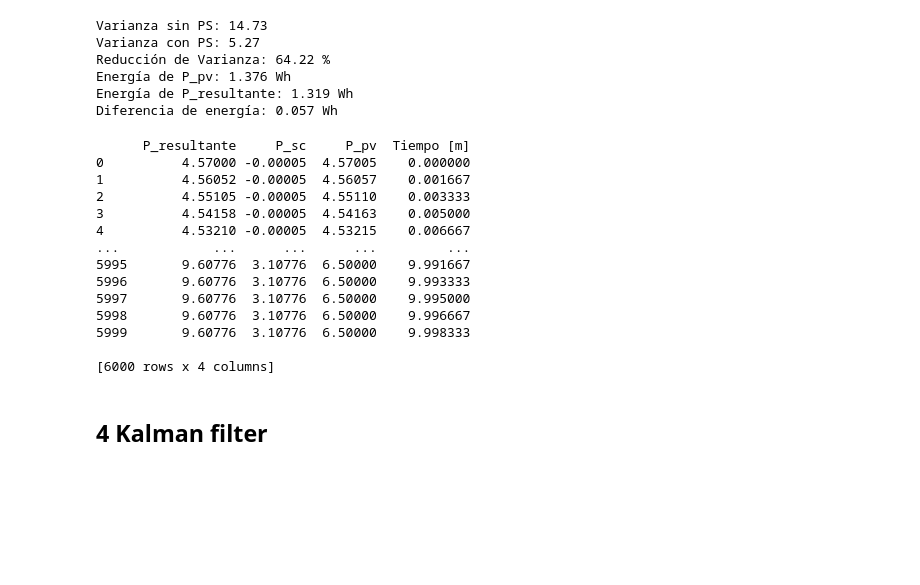
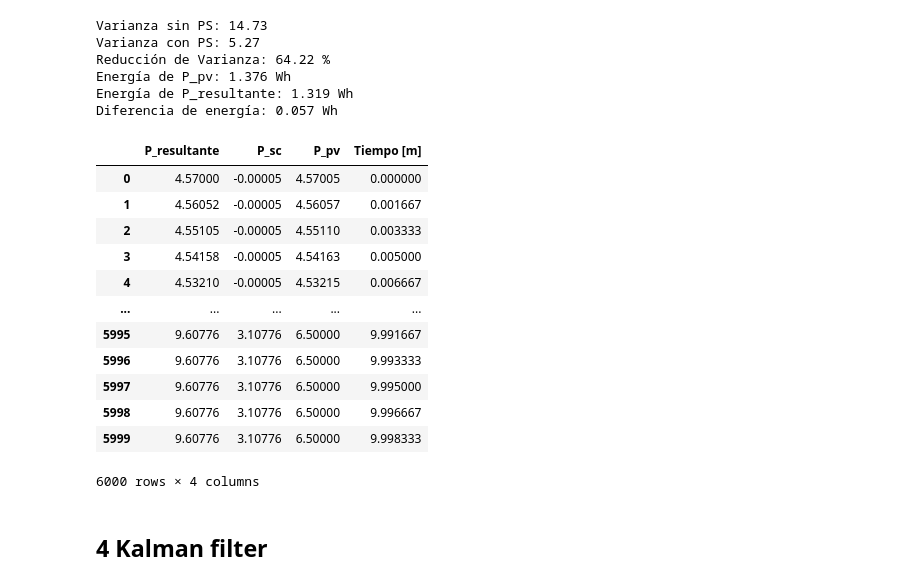
Before and after one commit to jorgecard/Telecontrol_r, a Jupyter notebook: PowerSmoothing/measurements.ipynb, the cells around one changed output. Cells and saved outputs as stored; diff of their text form; code cells hidden in the pictures; blank space fills up the shorter version.

```diff
--- a/PowerSmoothing/measurements.ipynb
+++ b/PowerSmoothing/measurements.ipynb
@@ -275,22 +275,25 @@ Reducción de Varianza: 64.22 %
 Energía de P_pv: 1.376 Wh
 Energía de P_resultante: 1.319 Wh
 Diferencia de energía: 0.057 Wh
+# %%
+df
+# %% [output]
+|  | P_resultante | P_sc | P_pv | Tiempo [m] |
+| 0 | 4.57000 | -0.00005 | 4.57005 | 0.000000 |
+| 1 | 4.56052 | -0.00005 | 4.56057 | 0.001667 |
+| 2 | 4.55105 | -0.00005 | 4.55110 | 0.003333 |
+| 3 | 4.54158 | -0.00005 | 4.54163 | 0.005000 |
+| 4 | 4.53210 | -0.00005 | 4.53215 | 0.006667 |
+| ... | ... | ... | ... | ... |
+| 5995 | 9.60776 | 3.10776 | 6.50000 | 9.991667 |
+| 5996 | 9.60776 | 3.10776 | 6.50000 | 9.993333 |
+| 5997 | 9.60776 | 3.10776 | 6.50000 | 9.995000 |
+| 5998 | 9.60776 | 3.10776 | 6.50000 | 9.996667 |
+| 5999 | 9.60776 | 3.10776 | 6.50000 | 9.998333 |
+6000 rows × 4 columns
 # %%
+csv_file_path = 'output.csv'  # Ruta y nombre del archivo CSV
+df.to_csv(csv_file_path, index=True)
-# %% [output]
-      P_resultante     P_sc     P_pv  Tiempo [m]
-0          4.57000 -0.00005  4.57005    0.000000
-1          4.56052 -0.00005  4.56057    0.001667
-2          4.55105 -0.00005  4.55110    0.003333
-3          4.54158 -0.00005  4.54163    0.005000
-4          4.53210 -0.00005  4.53215    0.006667
-...            ...      ...      ...         ...
-5995       9.60776  3.10776  6.50000    9.991667
-5996       9.60776  3.10776  6.50000    9.993333
-5997       9.60776  3.10776  6.50000    9.995000
-5998       9.60776  3.10776  6.50000    9.996667
-5999       9.60776  3.10776  6.50000    9.998333
-
-[6000 rows x 4 columns]
 # %% [markdown]
 ## 4 Kalman filter
 # %%
```
Also changed, not shown: parts of 3 cells of this notebook, 22 other files.
